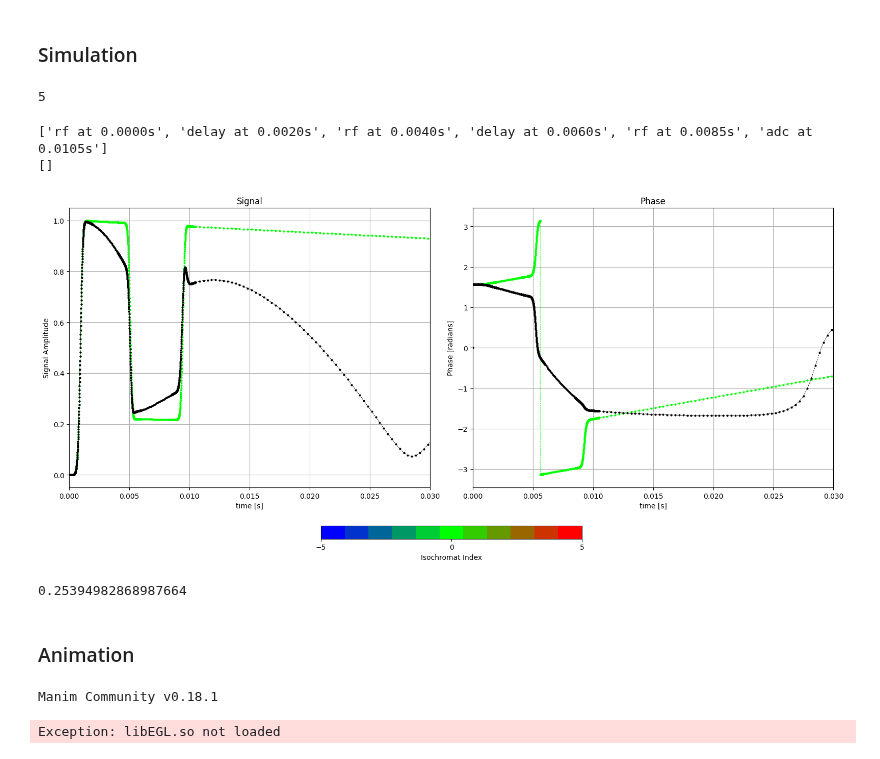
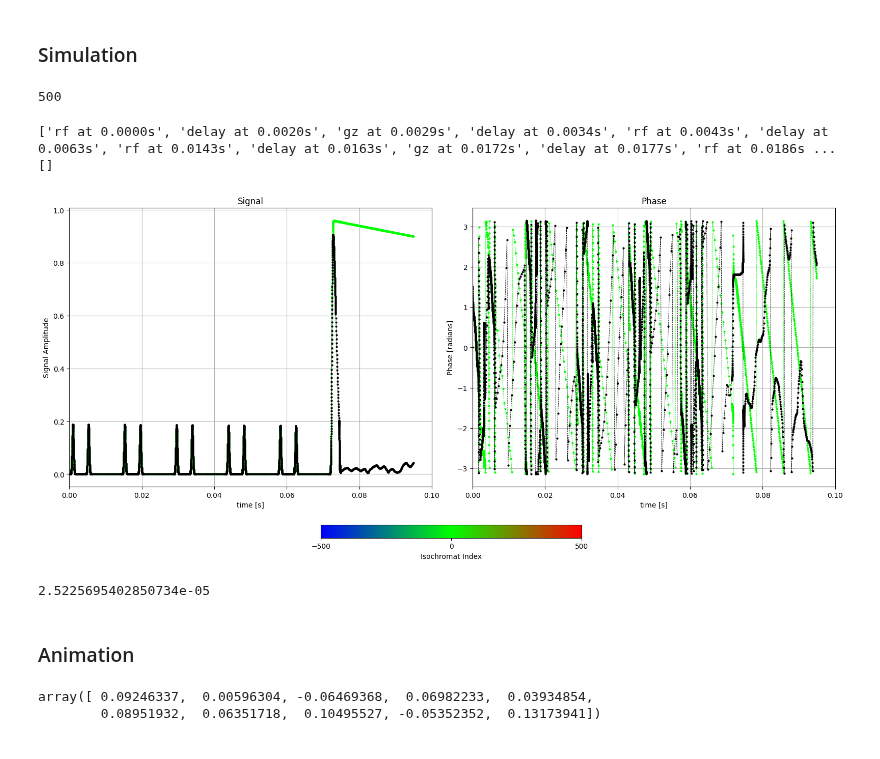
Before and after one commit to dantona02/optim, a Jupyter notebook: testing.ipynb, the cells around one changed output. Saved outputs shown, nothing was run; the diff lists cells and outputs as text; code cells hidden in the pictures.

```diff
--- a/testing.ipynb
+++ b/testing.ipynb
@@ -7,7 +7,7 @@ import matplotlib.pyplot as plt
 # %%
 low = -20e-6
 high = 20e-6
-n_iso = 10
+n_iso = 1000
 mean = (low + high) / 2
 std_dev = (high - low) / 6
 
@@ -21,12 +21,12 @@ z_pos = np.sort(z_pos)
 
 np.where(z_pos == 0)[0][0]
 # %% [output]
-5
+500
 # %%
 seq_path_gauss = 'seq_lib/1_ETM.seq'
 config_path = 'sim_lib/config_1pool.yaml'
 
-adc_time = 0.1
+adc_time = 20e-3
 retun_zmag = False
 show_plot = False
 write_all_mag = True
@@ -45,23 +45,25 @@ sim = simulate(config_file=config_path,
                    webhook=webhook,
                    plt_range=plt_range)  # simulation mac
 # %% [output]
-['rf at 0.0000s', 'delay at 0.0020s', 'rf at 0.0040s', 'delay at 0.0060s', 'rf at 0.0085s', 'adc at 0.0105s']
+['rf at 0.0000s', 'delay at 0.0020s', 'gz at 0.0029s', 'delay at 0.0034s', 'rf at 0.0043s', 'delay at 0.0063s', 'rf at 0.0143s', 'delay at 0.0163s', 'gz at 0.0172s', 'delay at 0.0177s', 'rf at 0.0186s ...
 []
 # %%
 from bmc.utils.eval import plot_sim
-time, m_z, m_z_total, m_c, m_c_total = sim.get_mag()
+time, m_z, m_z_total, m_c, m_c_total = sim.get_mag(return_cest_pool=False)
 
 iso_select = [0]
-plt_range = [0.0, 0.03]
+plt_range = [0.0, 0.0353] #1ETM
+plt_range = [0.025, 0.038]
+plt_range = [0.0, 0.1]
 
 # _ = plot_sim(m_out=[m_z, m_z_total], time=time, plt_range=plt_range, iso_select=iso_select)
 _ = plot_sim(m_out=[m_c, m_c_total], time=time, plt_range=plt_range, iso_select=iso_select)
 
 m_trans_plus = np.abs(m_c_total)
 m_trans_plus[600]
 # %% [output]
-[figure, old version]
+[figure, new version]
-0.25394982868987664
+2.5225695402850734e-05
 # %% [markdown]
 ### Animation
 # %%
@@ -74,10 +77,13 @@ kwargs = {'quality': '-ql', 'write': '--write_to_movie'}  #--write_to_movie
 # %%
-sim.animate(run_time=run_time,
-            track_path=track_path,
-            ie=ie,
-            timing=timing,
-            total_mag=total_mag,
-            **kwargs)
+# sim.animate(run_time=run_time,
+#             track_path=track_path,
+#             ie=ie,
+#             timing=timing,
+#             total_mag=total_mag,
+#             animate_cest=animate_cest,
+#             **kwargs)
-# %% [output]
-Manim Community v0.18.1
-Exception: libEGL.so not loaded
+# %%
+np.random.normal(0, 0.1, 10)
+# %% [output]
+array([ 0.09246337,  0.00596304, -0.06469368,  0.06982233,  0.03934854,
+        0.08951932,  0.06351718,  0.10495527, -0.05352352,  0.13173941])
```
Also changed, not shown: parts of 1 cell of this notebook, 7 other files.
